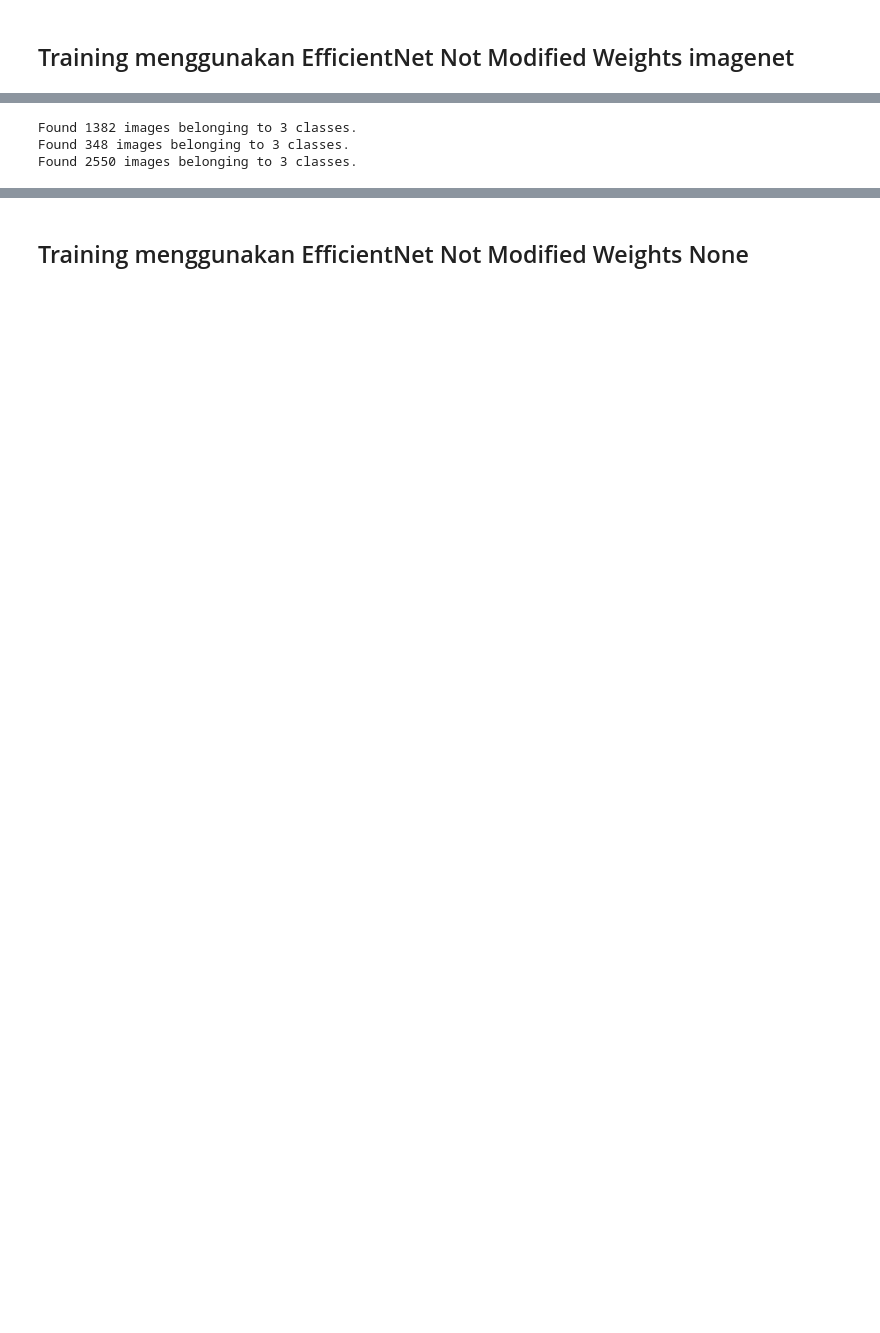
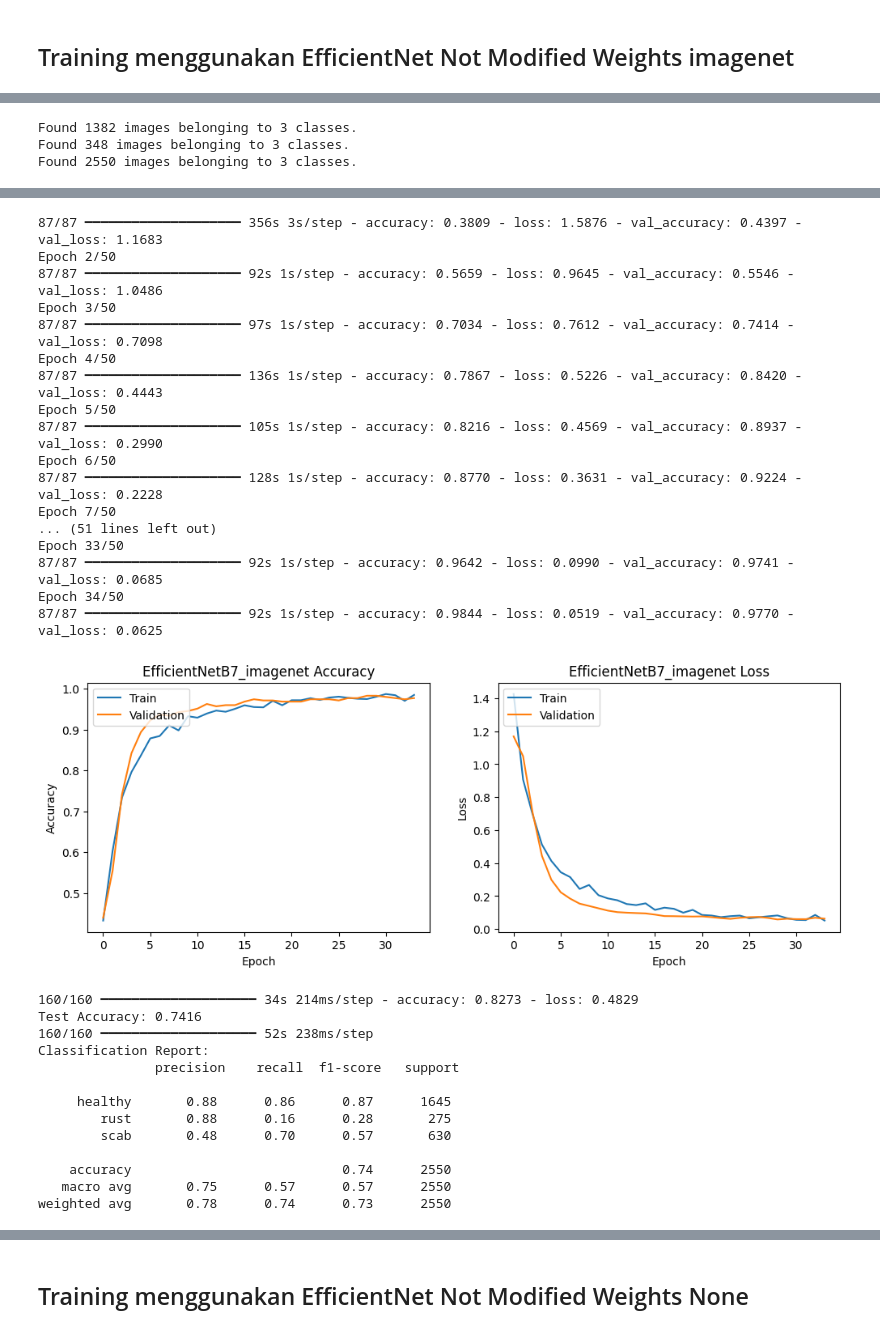
Before and after one commit to AbiyaMakruf/TelU-Tubes-TugasAkhir-KlasifikasiPenyakitTanamanApel, a Jupyter notebook: modifikasi.ipynb, the cells around one changed output, grey strips where cells are left out. Saved outputs shown, nothing was run; the diff lists cells and outputs as text; code cells hidden in the pictures; blank space fills up the shorter version.

```diff
--- a/modifikasi.ipynb
+++ b/modifikasi.ipynb
@@ -1046,7 +1154,7 @@ def train_and_plot(model, model_name, train_generator, validation_generator, tes
 # %% [markdown]
 ## Training menggunakan EfficientNet Not Modified Weights imagenet
 # %%
-model = EfficientNetB0(input_shape=(224, 224, 3), include_top=False, weights="imagenet")
+model = EfficientNetB7(input_shape=(600, 600, 3), include_top=False, weights="imagenet")
 model.trainable = True
 
 # Freeze 50% layer pertama dari base model
@@ -1055,7 +1163,7 @@ freeze_layers = int(0.50 * total_layers)
 for layer in model.layers[:freeze_layers]:
     layer.trainable = False
 
-inputs = Input(shape=(224, 224, 3))
+inputs = Input(shape=(600, 600, 3))
 
 x = model(inputs, training=False)
 x = GlobalAveragePooling2D()(x)
@@ -1103,12 +1207,12 @@ Model: "functional"
 # %%
 train_generator, validation_generator, test_generator = augment_and_resize_dataset(
     "data/split_train_test_dataset_campuran",
-    img_size=(224, 224),
+    img_size=(600, 600),
     batch_size=16,
     preprocess_input_func = efficientnet_preprocess
 )
 
-history_EN_B0, test_loss, test_acc, training_duration = train_and_plot(model, "EfficientNetB0_Custom", train_generator, validation_generator, test_generator, 50)
+history_EN_B7_imagenet, test_loss, test_acc, training_duration = train_and_plot(model, "EfficientNetB7_imagenet", train_generator, validation_generator, test_generator, 50)
 # %% [output]
 Found 1382 images belonging to 3 classes.
 Found 348 images belonging to 3 classes.
@@ -1118,0 +1243,31 @@ KeyboardInterrupt:
+87/87 ━━━━━━━━━━━━━━━━━━━━ 356s 3s/step - accuracy: 0.3809 - loss: 1.5876 - val_accuracy: 0.4397 - val_loss: 1.1683
+Epoch 2/50
+87/87 ━━━━━━━━━━━━━━━━━━━━ 92s 1s/step - accuracy: 0.5659 - loss: 0.9645 - val_accuracy: 0.5546 - val_loss: 1.0486
+Epoch 3/50
+87/87 ━━━━━━━━━━━━━━━━━━━━ 97s 1s/step - accuracy: 0.7034 - loss: 0.7612 - val_accuracy: 0.7414 - val_loss: 0.7098
+Epoch 4/50
+87/87 ━━━━━━━━━━━━━━━━━━━━ 136s 1s/step - accuracy: 0.7867 - loss: 0.5226 - val_accuracy: 0.8420 - val_loss: 0.4443
+Epoch 5/50
+87/87 ━━━━━━━━━━━━━━━━━━━━ 105s 1s/step - accuracy: 0.8216 - loss: 0.4569 - val_accuracy: 0.8937 - val_loss: 0.2990
+Epoch 6/50
+87/87 ━━━━━━━━━━━━━━━━━━━━ 128s 1s/step - accuracy: 0.8770 - loss: 0.3631 - val_accuracy: 0.9224 - val_loss: 0.2228
+Epoch 7/50
+... (51 lines left out)
+Epoch 33/50
+87/87 ━━━━━━━━━━━━━━━━━━━━ 92s 1s/step - accuracy: 0.9642 - loss: 0.0990 - val_accuracy: 0.9741 - val_loss: 0.0685
+Epoch 34/50
+87/87 ━━━━━━━━━━━━━━━━━━━━ 92s 1s/step - accuracy: 0.9844 - loss: 0.0519 - val_accuracy: 0.9770 - val_loss: 0.0625
+[figure, added]
+160/160 ━━━━━━━━━━━━━━━━━━━━ 34s 214ms/step - accuracy: 0.8273 - loss: 0.4829
+Test Accuracy: 0.7416
+160/160 ━━━━━━━━━━━━━━━━━━━━ 52s 238ms/step
+Classification Report:
+               precision    recall  f1-score   support
+
+     healthy       0.88      0.86      0.87      1645
+        rust       0.88      0.16      0.28       275
+        scab       0.48      0.70      0.57       630
+
+    accuracy                           0.74      2550
+   macro avg       0.75      0.57      0.57      2550
+weighted avg       0.78      0.74      0.73      2550
```
Also changed, not shown: parts of 24 cells of this notebook, 2 other files.
